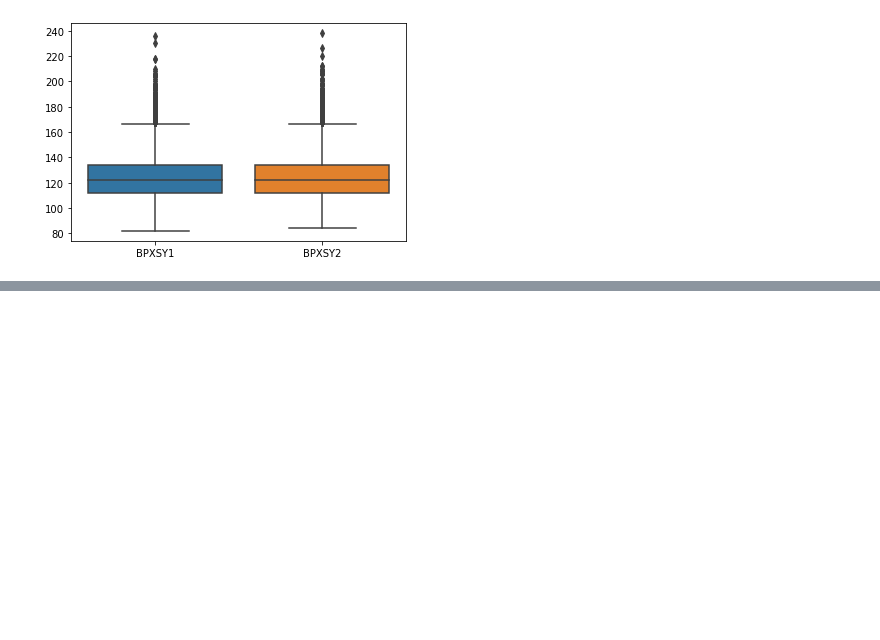
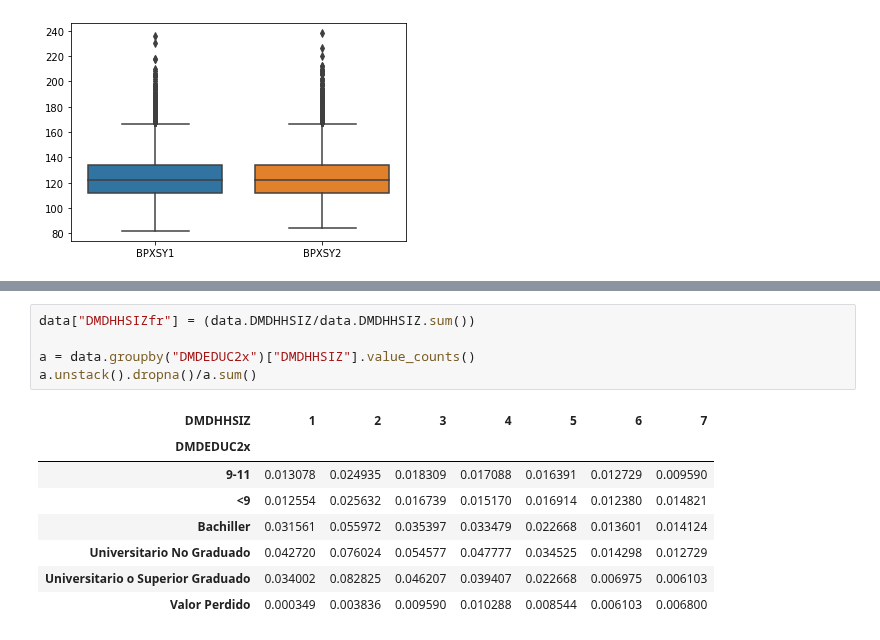
Before and after one commit to onavarrete04/Introduccion-Ciencia-Datos, a Jupyter notebook: Caso Univariable NHANES.ipynb, the cells around one changed output, grey strips where cells are left out. Cells and saved outputs as stored; diff of their text form; blank space fills up the shorter version.

```diff
--- a/Caso Univariable NHANES.ipynb
+++ b/Caso Univariable NHANES.ipynb
@@ -600,0 +634,14 @@ sns.boxplot(data=data.loc[:,["BPXSY1","BPXSY2"]])
+# %%
+data["DMDHHSIZfr"] = (data.DMDHHSIZ/data.DMDHHSIZ.sum())
+
+a = data.groupby("DMDEDUC2x")["DMDHHSIZ"].value_counts()
+a.unstack().dropna()/a.sum()
+# %% [output]
+| DMDHHSIZ | 1 | 2 | 3 | 4 | 5 | 6 | 7 |
+| DMDEDUC2x |  |  |  |  |  |  |  |
+| 9-11 | 0.013078 | 0.024935 | 0.018309 | 0.017088 | 0.016391 | 0.012729 | 0.009590 |
+| <9 | 0.012554 | 0.025632 | 0.016739 | 0.015170 | 0.016914 | 0.012380 | 0.014821 |
+| Bachiller | 0.031561 | 0.055972 | 0.035397 | 0.033479 | 0.022668 | 0.013601 | 0.014124 |
+| Universitario No Graduado | 0.042720 | 0.076024 | 0.054577 | 0.047777 | 0.034525 | 0.014298 | 0.012729 |
+| Universitario o Superior Graduado | 0.034002 | 0.082825 | 0.046207 | 0.039407 | 0.022668 | 0.006975 | 0.006103 |
+| Valor Perdido | 0.000349 | 0.003836 | 0.009590 | 0.010288 | 0.008544 | 0.006103 | 0.006800 |
```
Also changed, not shown: parts of 13 cells of this notebook, 5 other files.
